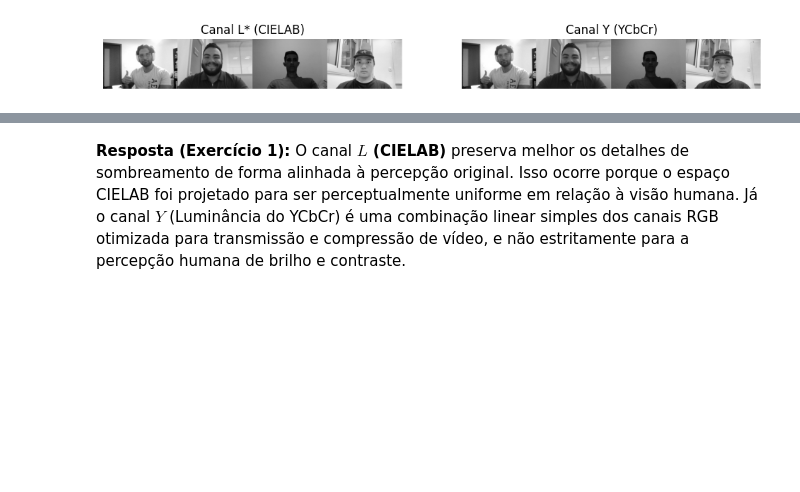
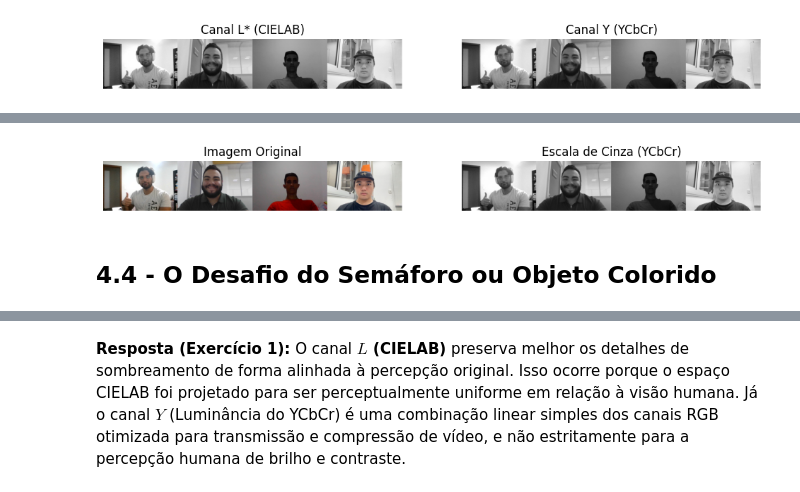
Before and after one commit to IgorLadeia/Processamento_Digital_Imagens, a Jupyter notebook: Lab5.ipynb, the cells around one changed output, grey strips where cells are left out. Drawn from its saved outputs; the diff is of its cells as text; code cells hidden in the pictures; blank space fills up the shorter version.

```diff
--- a/Labs/Lab4/Lab5.ipynb
+++ b/Lab5.ipynb
@@ -339,0 +394,50 @@ else:
+# %%
+
+def mostrar_comparacao(img1, img2, titulo1, titulo2):
+    plt.figure(figsize=(12, 5))
+
+    plt.subplot(1, 2, 1)
+    plt.imshow(img1)
+    plt.title(titulo1)
+    plt.axis('off')
+
+    plt.subplot(1, 2, 2)
+    plt.imshow(img2)
+    plt.title(titulo2)
+    plt.axis('off')
+
+    plt.show()
+
+# Carregando imagem
+img_bgr = cv2.imread('imagens/imagem_grupo.png')
+
+if img_bgr is None:
+    print("ERRO: imagem não encontrada")
+else:
+    # Convertendo para YCbCr
+    img_ycbcr = cv2.cvtColor(img_bgr, cv2.COLOR_BGR2YCrCb)
+
+    # Separando canais
+    y, cr, cb = cv2.split(img_ycbcr)
+
+    # Zerando canais de cor
+    cr[:] = 128
+    cb[:] = 128
+
+    # Reconstruindo imagem
+    img_gray_ycbcr = cv2.merge([y, cr, cb])
+
+    # Convertendo de volta pra RGB
+    img_result = cv2.cvtColor(img_gray_ycbcr, cv2.COLOR_YCrCb2RGB)
+
+    # Convertendo original pra RGB só pra exibir
+    img_rgb = cv2.cvtColor(img_bgr, cv2.COLOR_BGR2RGB)
+
+    # Mostrando
+    mostrar_comparacao(img_rgb, img_result,
+                       'Imagem Original',
+                       'Escala de Cinza (YCbCr)')
+# %% [output]
+[figure, added]
+# %% [markdown]
+## 4.4 - O Desafio do Semáforo ou Objeto Colorido
```
Also changed, not shown: parts of 10 cells of this notebook, 2 other files.
